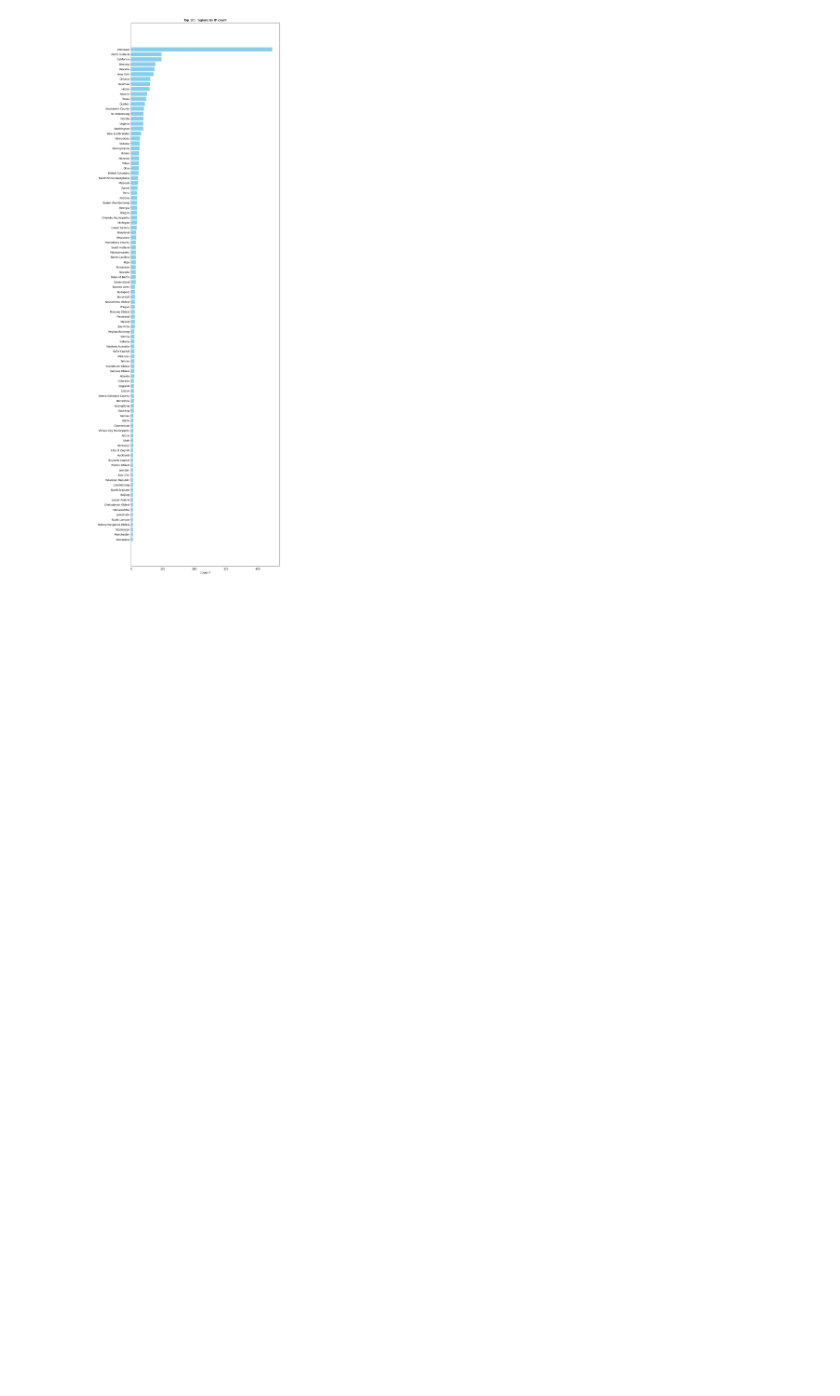
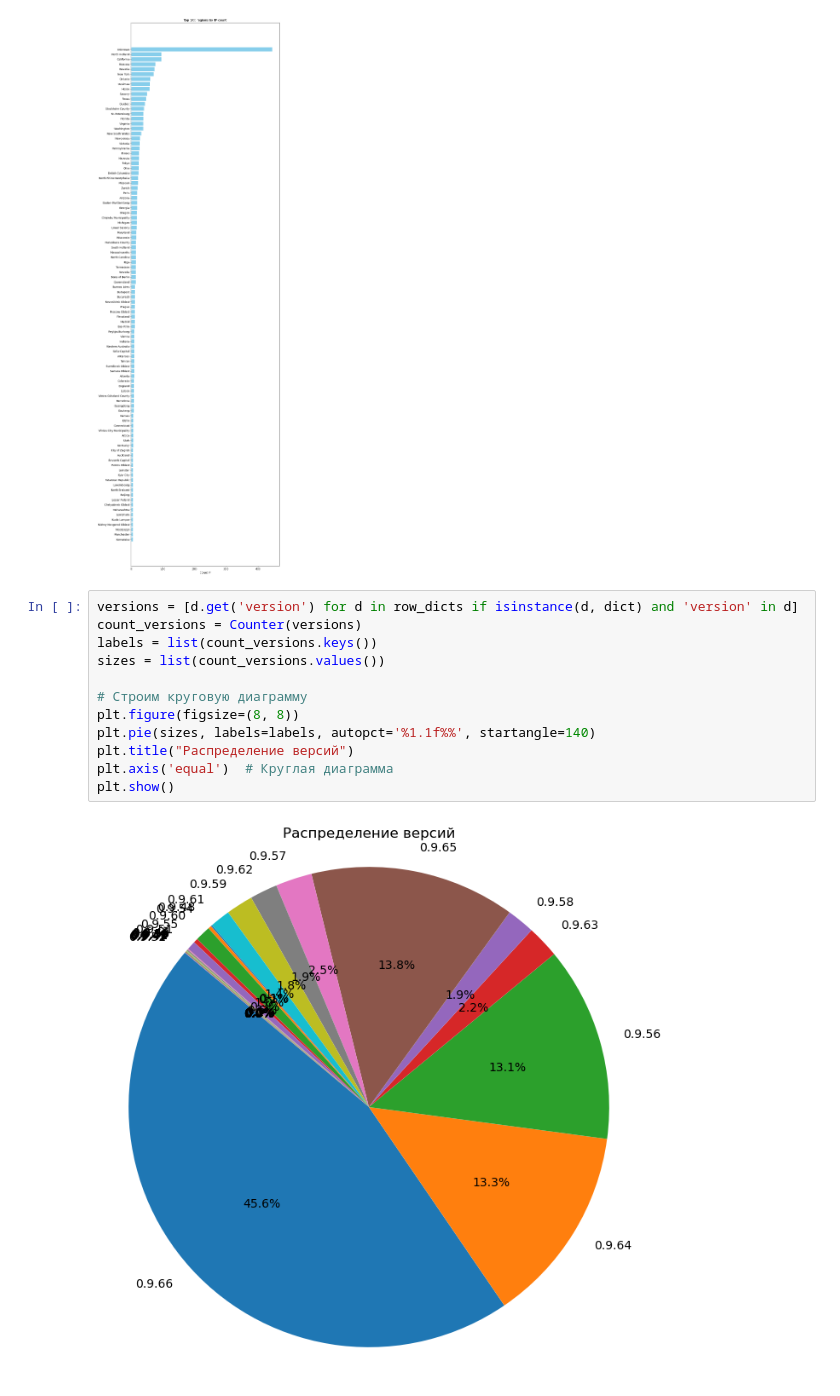
Before and after one commit to wipedlifepotato/ipynb-i2p-netdb, a Jupyter notebook: Untitled.ipynb, the cells around one changed output. Saved outputs shown, nothing was run; the diff lists cells and outputs as text; blank space fills up the shorter version.

Commit message:
feat: version

```diff
--- a/Untitled.ipynb
+++ b/Untitled.ipynb
@@ -103,3 +135,17 @@ def plot_top_regions(top_n=20):
 plot_top_regions(top_n=100)
 # %% [output]
 [figure]
+# %%
+versions = [d.get('version') for d in row_dicts if isinstance(d, dict) and 'version' in d]
+count_versions = Counter(versions)
+labels = list(count_versions.keys())
+sizes = list(count_versions.values())
+
+# Строим круговую диаграмму
+plt.figure(figsize=(8, 8))
+plt.pie(sizes, labels=labels, autopct='%1.1f%%', startangle=140)
+plt.title("Распределение версий")
+plt.axis('equal')  # Круглая диаграмма
+plt.show()
+# %% [output]
+[figure, added]
```
Also changed, not shown: parts of 3 cells of this notebook.
